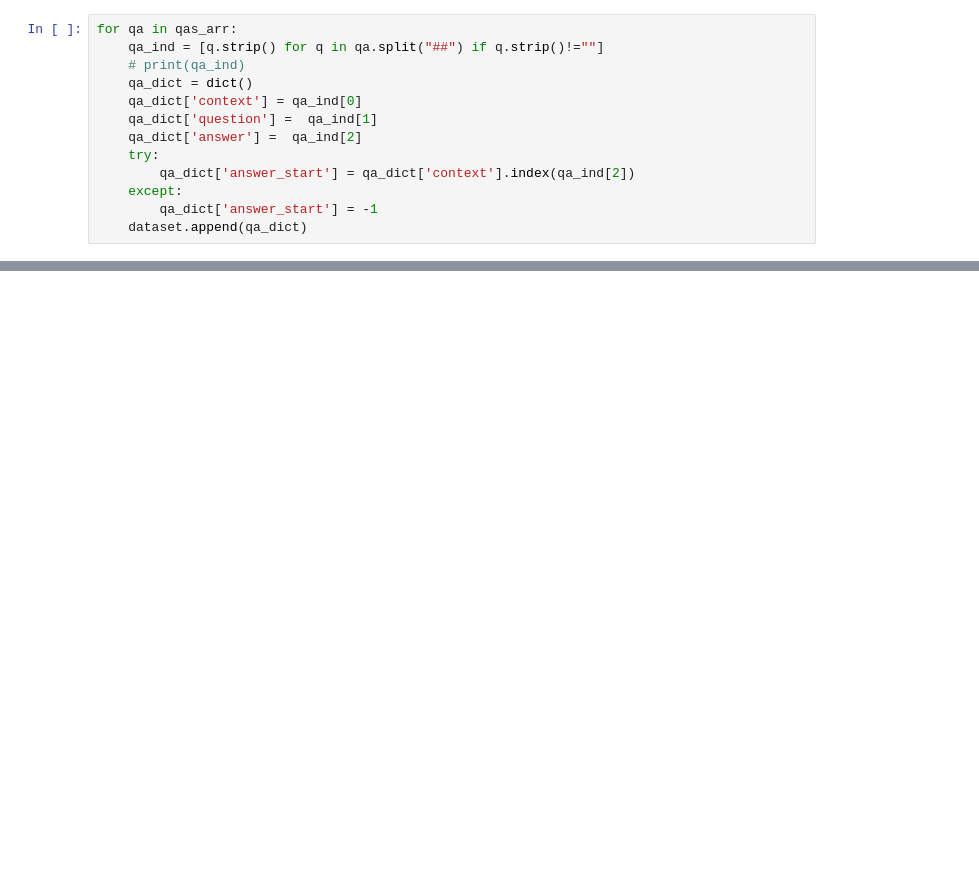
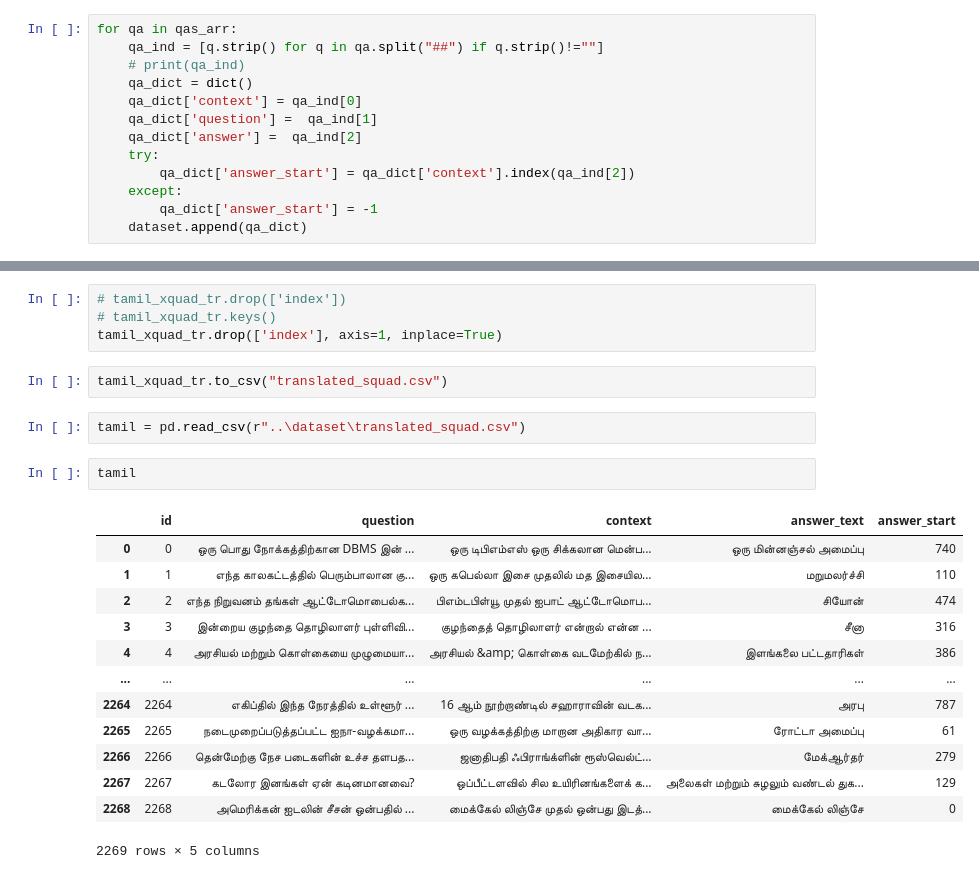
Before and after one commit to AswiN-7/ODQA, a Jupyter notebook: ODQA_utils/dataset_man.ipynb, the cells around one changed output, grey strips where cells are left out. Drawn from its saved outputs; the diff is of its cells as text; blank space fills up the shorter version.

```diff
--- a/ODQA_utils/dataset_man.ipynb
+++ b/ODQA_utils/dataset_man.ipynb
@@ -1004,0 +1889,24 @@ len(dataset)
+# %%
+# tamil_xquad_tr.drop(['index'])
+# tamil_xquad_tr.keys()
+tamil_xquad_tr.drop(['index'], axis=1, inplace=True)
+# %%
+tamil_xquad_tr.to_csv("translated_squad.csv")
+# %%
+tamil = pd.read_csv(r"..\dataset\translated_squad.csv")
+# %%
+tamil
+# %% [output]
+|  | id | question | context | answer_text | answer_start |
+| 0 | 0 | ஒரு பொது நோக்கத்திற்கான DBMS இன் ... | ஒரு டிபிஎம்எஸ் ஒரு சிக்கலான மென்ப... | ஒரு மின்னஞ்சல் அமைப்பு | 740 |
+| 1 | 1 | எந்த காலகட்டத்தில் பெரும்பாலான கு... | ஒரு கபெல்லா இசை முதலில் மத இசையில... | மறுமலர்ச்சி | 110 |
+| 2 | 2 | எந்த நிறுவனம் தங்கள் ஆட்டோமொபைல்க... | பிஎம்டபிள்யூ முதல் ஐபாட் ஆட்டோமொப... | சியோன் | 474 |
+| 3 | 3 | இன்றைய குழந்தை தொழிலாளர் புள்ளிவி... | குழந்தைத் தொழிலாளர் என்றால் என்ன ... | சீனா | 316 |
+| 4 | 4 | அரசியல் மற்றும் கொள்கையை முழுமையா... | அரசியல் &amp; கொள்கை வடமேற்கில் ந... | இளங்கலை பட்டதாரிகள் | 386 |
+| ... | ... | ... | ... | ... | ... |
+| 2264 | 2264 | எகிப்தில் இந்த நேரத்தில் உள்ளூர் ... | 16 ஆம் நூற்றாண்டில் சஹாராவின் வடக... | அரபு | 787 |
+| 2265 | 2265 | நடைமுறைப்படுத்தப்பட்ட ஐநா-வழக்கமா... | ஒரு வழக்கத்திற்கு மாறான அதிகார வா... | ரோட்டா அமைப்பு | 61 |
+| 2266 | 2266 | தென்மேற்கு நேச படைகளின் உச்ச தளபத... | ஜனாதிபதி ஃபிராங்க்ளின் ரூஸ்வெல்ட்... | மேக்ஆர்தர் | 279 |
+| 2267 | 2267 | கடலோர இனங்கள் ஏன் கடினமானவை? | ஒப்பீட்டளவில் சில உயிரினங்களைக் க... | அலைகள் மற்றும் சுழலும் வண்டல் துக... | 129 |
+| 2268 | 2268 | அமெரிக்கன் ஐடலின் சீசன் ஒன்பதில் ... | மைக்கேல் லிஞ்சே முதல் ஒன்பது இடத்... | மைக்கேல் லிஞ்சே | 0 |
+2269 rows × 5 columns
```
Also changed, not shown: parts of 25 cells of this notebook, 5 other files.
